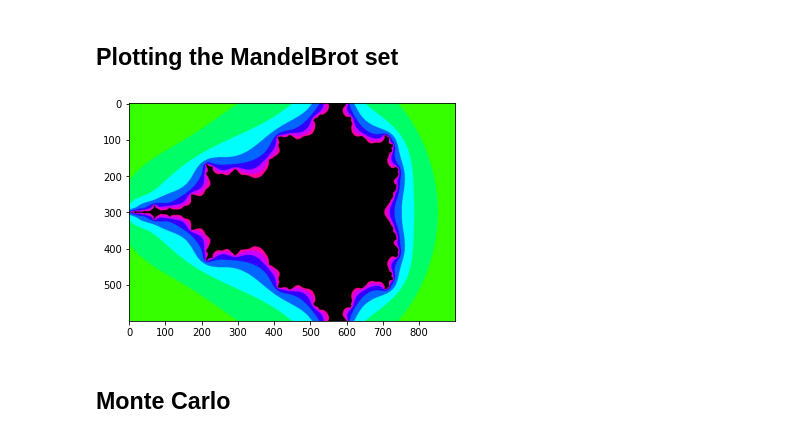
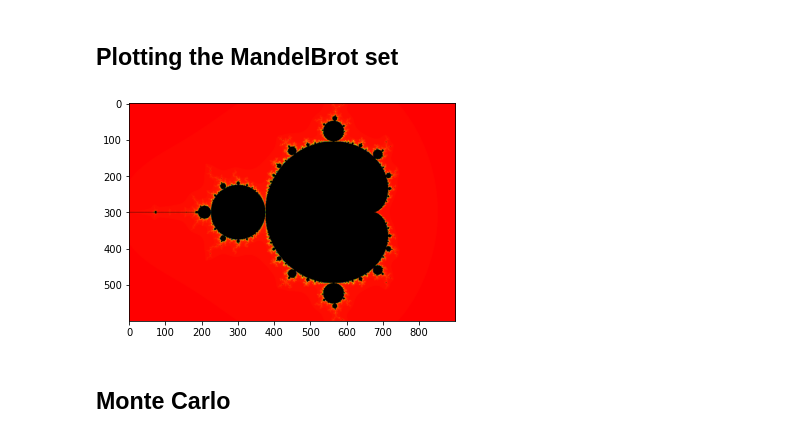
Before and after one commit to Florisdv5/Mandelbrot, a Jupyter notebook: Mandelbrot.ipynb, the cells around one changed output. Drawn from its saved outputs; the diff is of its cells as text; code cells hidden in the pictures.

```diff
--- a/Mandelbrot.ipynb
+++ b/Mandelbrot.ipynb
@@ -31,7 +29,7 @@ amount_iter(0,0.5)
 # %% [markdown]
 ## Plotting the MandelBrot set
 # %%
-max_steps = 100 # this is equal to i
+max_steps = 1000 # this is equal to i
 
 # Image size (pixels), this is equal to the amount of samples s
 X_WIDTH = 900
@@ -47,34 +45,34 @@ imag_dif = imag_max - imag_minus
 
 im = Image.new('HSV', (X_WIDTH, Y_HEIGHT), (0, 0, 0))
 draw = ImageDraw.Draw(im)
 percentage = 0
 
 
 for pix_x in range(0, X_WIDTH):
     for pix_y in range(0, Y_HEIGHT):
         # Convert pixel coordinate to complex number
         c = complex(real_minus + (pix_x / X_WIDTH) * real_dif,
                     imag_minus + (pix_y / Y_HEIGHT) * imag_dif)
         # Compute the number of iterations
         m = amount_iter(c, max_steps)
         # The color depends on the number of iterations
         hue = int(255 * m / max_steps)
         saturation = 255
         if m < max_steps:
             value = 255
         else:
             value = 0
         # Plot the point
         draw.point([pix_x, pix_y], (hue, saturation, value))
 #     if percentage != str(round(pix_x/X_WIDTH,2)):
 #         percentage = str(round(pix_x/X_WIDTH,2))
 #         print("Percentage: " + percentage + "%")
 
 im.convert('RGB').save('output.png', 'PNG')
 
 imgplot = plt.imshow(im.convert('RGB'))
 # %% [output]
-[figure, old version]
+[figure, new version]
 # %% [markdown]
 ## Monte Carlo
 # %%
```
Also changed, not shown: parts of 3 cells of this notebook.
